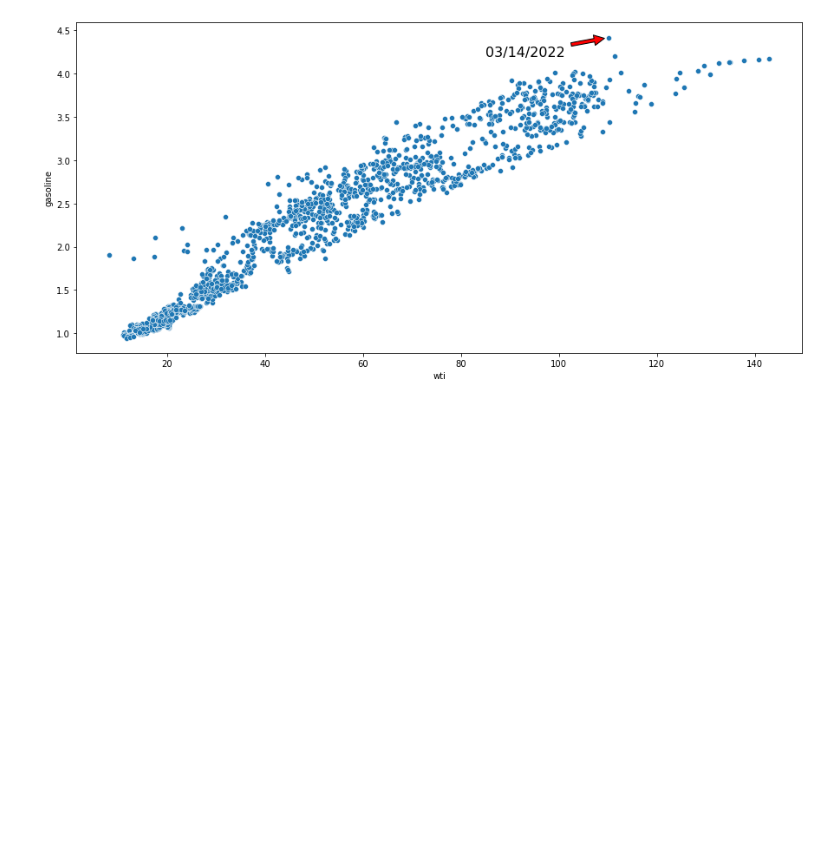
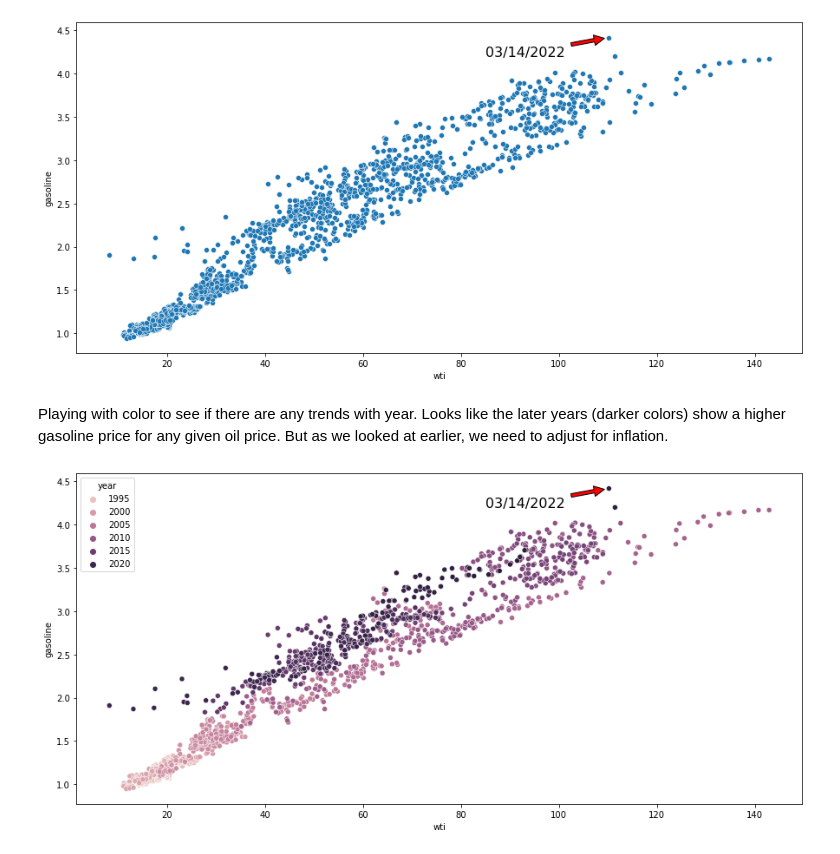
Before and after one commit to bautsch/gasoline-prices, a Jupyter notebook: gasoline_prices.ipynb, the cells around one changed output. Saved outputs shown, nothing was run; the diff lists cells and outputs as text; code cells hidden in the pictures; blank space fills up the shorter version.

Commit message:
more color

```diff
--- a/gasoline_prices.ipynb
+++ b/gasoline_prices.ipynb
@@ -271,3 +273,12 @@ plt.savefig('crack spread adjusted vs time.png')
+# %%
+last_date = pd.Timestamp(df.tail(1).date.values[0]).strftime('%m/%d/%Y')
+xpos = df.tail(1).wti.values[0]
+ypos = df.tail(1).gasoline.values[0]
+xpos_adj = df.tail(1).wti_adj.values[0]
+ypos_adj = df.tail(1).gasoline_adj.values[0]
+ypos_bbls = df.tail(1).gasoline_bbls.values[0]
+ypos_bbls_adj = df.tail(1).gasoline_bbls_adj.values[0]
+ypos_cs_adj = df.tail(1).crack_spread_adj.values[0]
 # %% [markdown]
 Gasoline is obviously dependent on oil prices, so let's look at that relationship by plotting gasoline prices vs oil prices. The arrow points to the most recent data.
 # %%
@@ -282,7 +289,13 @@ plt.annotate(last_date, xy=(x, y), xytext=(85, 4.2),
 plt.savefig('wti vs gasoline.png')
 # %% [output]
 [figure]
+# %% [markdown]
+Playing with color to see if there are any trends with year. Looks like the later years (darker colors) show a higher gasoline price for any given oil price. But as we looked at earlier, we need to adjust for inflation.
 # %%
 fig, ax = plt.subplots(figsize=(15,7))
 sns.scatterplot(data=df, x='wti', y='gasoline', hue='year')
+plt.annotate(last_date, xy=(xpos, ypos), xytext=(85, 4.2),
+            arrowprops=dict(facecolor='red', shrink=0.1), size=16)
 plt.savefig('wti vs gasoline by year.png')
+# %% [output]
+[figure, added]
```
Also changed, not shown: parts of 23 cells of this notebook, 4 other files.
